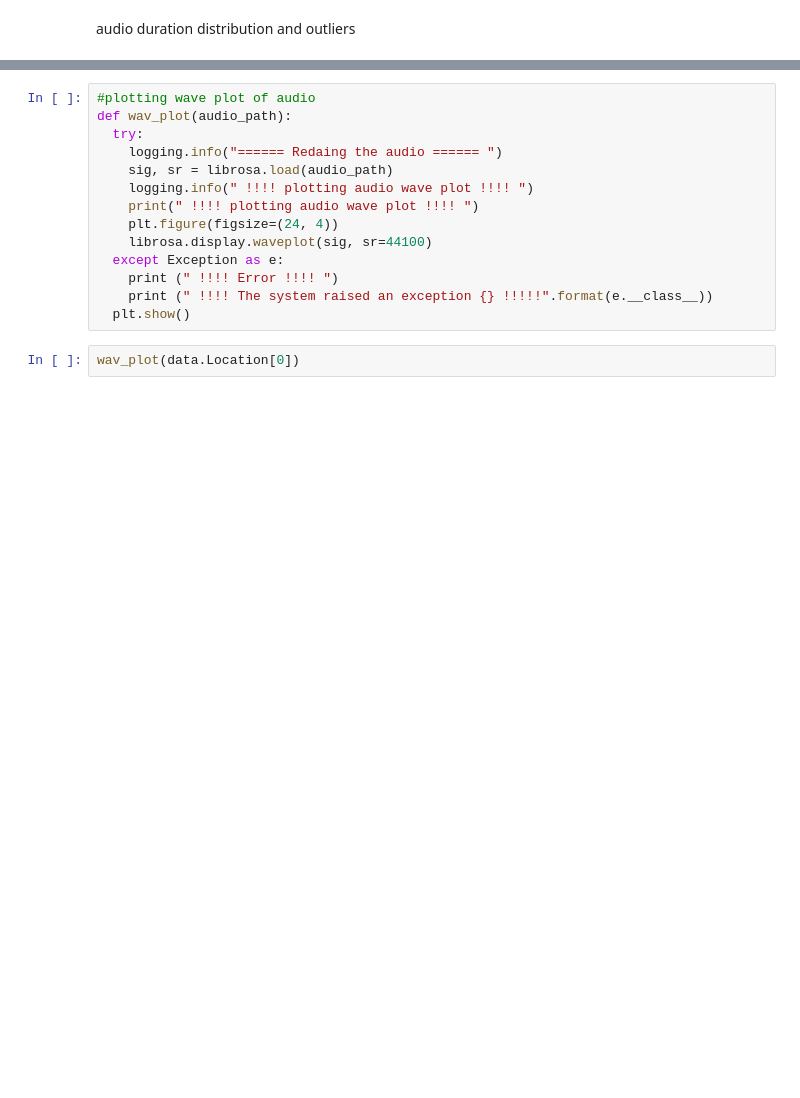
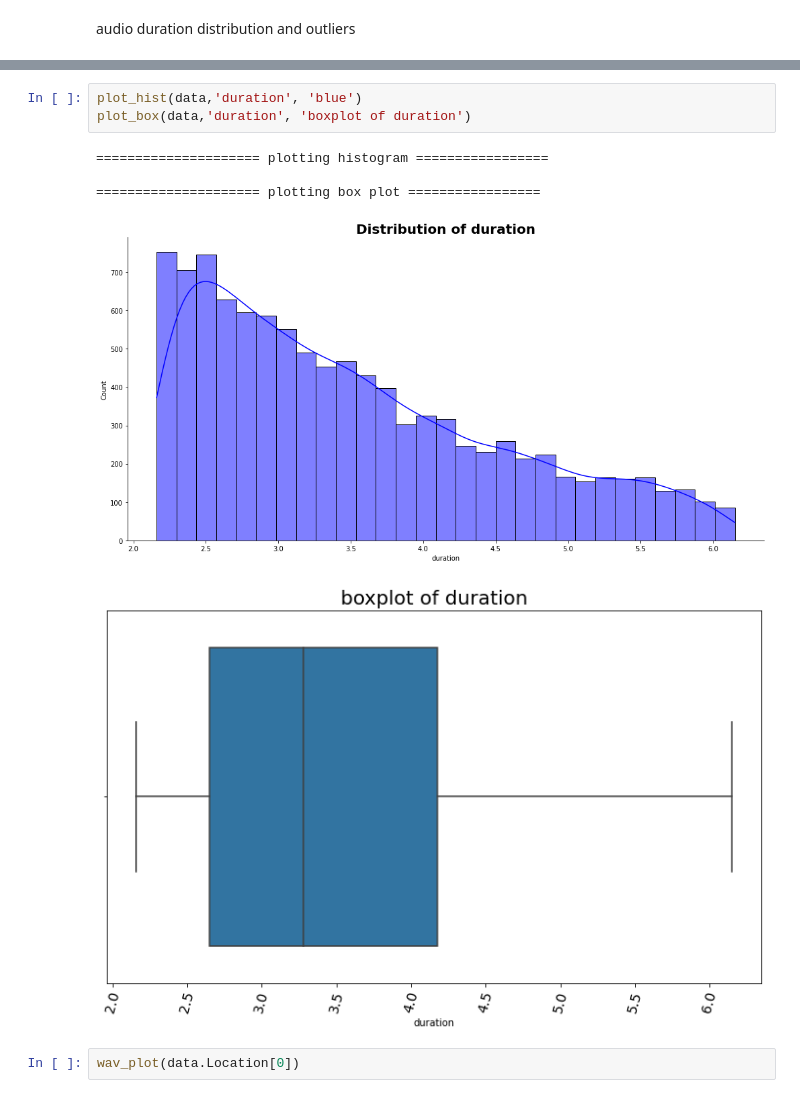
Before and after one commit to week4-group1/Swahili-NLP, a Jupyter notebook: notebook/Data_visualization.ipynb, the cells around one changed output, grey strips where cells are left out. Cells and saved outputs as stored; diff of their text form; blank space fills up the shorter version.

```diff
--- a/notebook/Data_visualization.ipynb
+++ b/notebook/Data_visualization.ipynb
@@ -216,20 +327,15 @@ fig = px.histogram(data, x="duration", marginal="box", nbins=500)
 fig.show()
 # %% [output]
 [interactive output not drawn]
-# %%
-#plotting wave plot of audio
-def wav_plot(audio_path):
-  try:
-    logging.info("====== Redaing the audio ====== ")
-    sig, sr = librosa.load(audio_path)
-    logging.info(" !!!! plotting audio wave plot !!!! ")
-    print(" !!!! plotting audio wave plot !!!! ")
-    plt.figure(figsize=(24, 4))
-    librosa.display.waveplot(sig, sr=44100)
-  except Exception as e:
-    print (" !!!! Error !!!! ")
-    print (" !!!! The system raised an exception {} !!!!!".format(e.__class__))
-  plt.show()
+# %%
+plot_hist(data,'duration', 'blue')
+plot_box(data,'duration', 'boxplot of duration')
+# %% [output]
+===================== plotting histogram =================
+
+===================== plotting box plot =================
+[figure, added]
+[figure, added]
 # %%
 wav_plot(data.Location[0])
 # %% [output]
```
Also changed, not shown: parts of 11 cells of this notebook.
